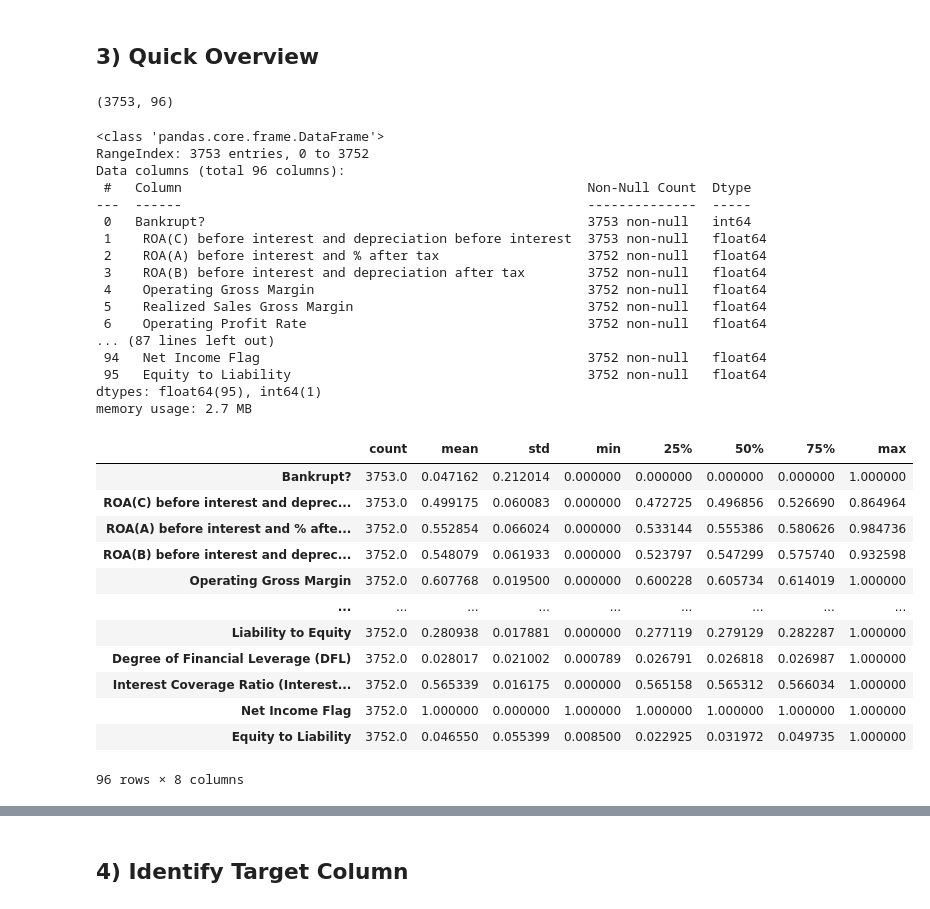
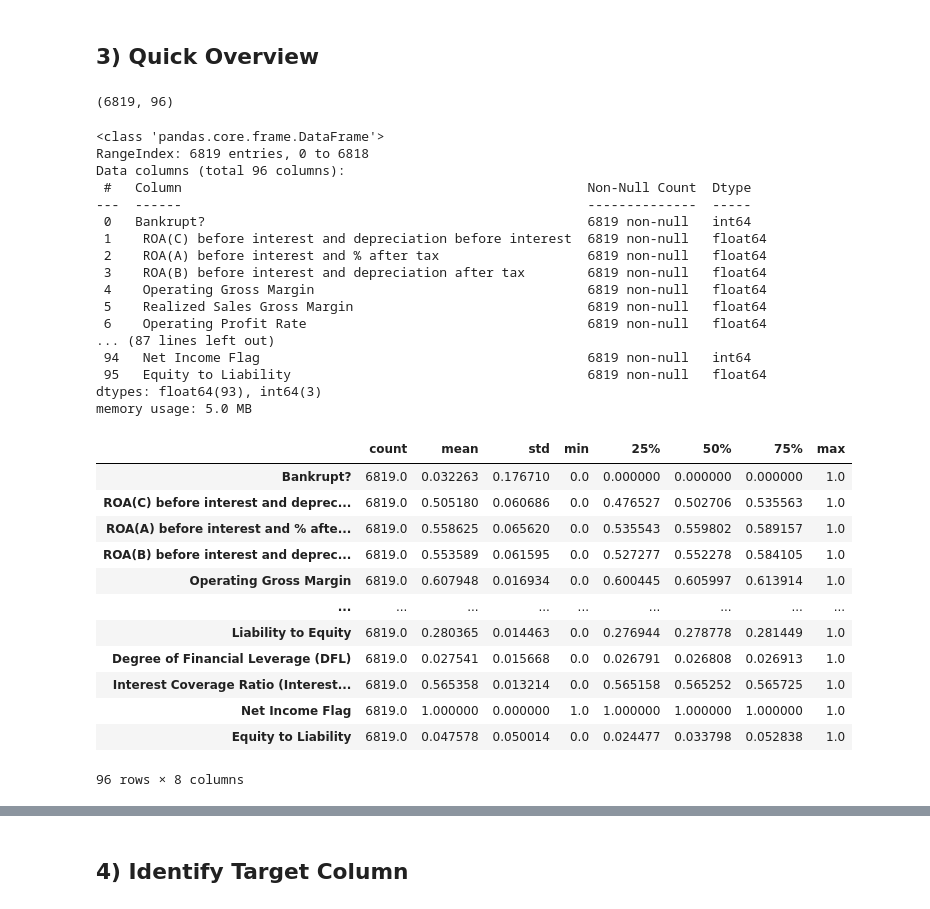
Before and after one commit to kiranmunugoti/Python_DS, a Jupyter notebook: Bankruptcy_EDA_Project_Template.ipynb, the cells around one changed output, grey strips where cells are left out. Saved outputs shown, nothing was run; the diff lists cells and outputs as text; code cells hidden in the pictures.

```diff
--- a/Bankruptcy_EDA_Project_Template.ipynb
+++ b/Bankruptcy_EDA_Project_Template.ipynb
@@ -31,10 +35,8 @@ pd.set_option('display.width', 200)
 # %%
 # Importing the bank data from the CSV file
-# Example: df = pd.read_csv("bankruptcy.csv")
 
-df = pd.read_csv('/content/Dataset.csv')
-
-df.head(10)
+bank = pd.read_csv(r"/content/drive/MyDrive/Jul_2025_GenAI/Bankruptency/Dataset.csv")
+bank.head(10) # Displaying top 10 results of the data
 # %% [output]
 |  | Bankrupt? | ROA(C) before interest and deprec... | ROA(A) before interest and % afte... | ROA(B) before interest and deprec... | Operating Gross Margin | ... |
 | 0 | 1 | 0.370594 | 0.424389 | 0.405750 | 0.601457 | ... |
@@ -51,44 +53,44 @@ df.head(10)
 ## 3) Quick Overview
 # %%
 # Shape: (rows, columns)
-df.shape
+bank.shape
 # %% [output]
-(3753, 96)
+(6819, 96)
 # %%
 # Basic info (dtypes, non-null counts)
-df.info()
+bank.info()
 # %% [output]
 <class 'pandas.core.frame.DataFrame'>
-RangeIndex: 3753 entries, 0 to 3752
+RangeIndex: 6819 entries, 0 to 6818
 Data columns (total 96 columns):
  #   Column                                                    Non-Null Count  Dtype
 ---  ------                                                    --------------  -----
- 0   Bankrupt?                                                 3753 non-null   int64
- 1    ROA(C) before interest and depreciation before interest  3753 non-null   float64
- 2    ROA(A) before interest and % after tax                   3752 non-null   float64
- 3    ROA(B) before interest and depreciation after tax        3752 non-null   float64
- 4    Operating Gross Margin                                   3752 non-null   float64
- 5    Realized Sales Gross Margin                              3752 non-null   float64
- 6    Operating Profit Rate                                    3752 non-null   float64
+ 0   Bankrupt?                                                 6819 non-null   int64
+ 1    ROA(C) before interest and depreciation before interest  6819 non-null   float64
+ 2    ROA(A) before interest and % after tax                   6819 non-null   float64
+ 3    ROA(B) before interest and depreciation after tax        6819 non-null   float64
+ 4    Operating Gross Margin                                   6819 non-null   float64
+ 5    Realized Sales Gross Margin                              6819 non-null   float64
+ 6    Operating Profit Rate                                    6819 non-null   float64
 ... (87 lines left out)
- 94   Net Income Flag                                          3752 non-null   float64
- 95   Equity to Liability                                      3752 non-null   float64
-dtypes: float64(95), int64(1)
-memory usage: 2.7 MB
+ 94   Net Income Flag                                          6819 non-null   int64
+ 95   Equity to Liability                                      6819 non-null   float64
+dtypes: float64(93), int64(3)
+memory usage: 5.0 MB
 # %%
 # Summary stats
-df.describe(include='all').T
+bank.describe(include='all').T
 # %% [output]
 |  | count | mean | std | min | 25% | 50% | 75% | max |
-| Bankrupt? | 3753.0 | 0.047162 | 0.212014 | 0.000000 | 0.000000 | 0.000000 | 0.000000 | 1.000000 |
-| ROA(C) before interest and deprec... | 3753.0 | 0.499175 | 0.060083 | 0.000000 | 0.472725 | 0.496856 | 0.526690 | 0.864964 |
-| ROA(A) before interest and % afte... | 3752.0 | 0.552854 | 0.066024 | 0.000000 | 0.533144 | 0.555386 | 0.580626 | 0.984736 |
-| ROA(B) before interest and deprec... | 3752.0 | 0.548079 | 0.061933 | 0.000000 | 0.523797 | 0.547299 | 0.575740 | 0.932598 |
-| Operating Gross Margin | 3752.0 | 0.607768 | 0.019500 | 0.000000 | 0.600228 | 0.605734 | 0.614019 | 1.000000 |
+| Bankrupt? | 6819.0 | 0.032263 | 0.176710 | 0.0 | 0.000000 | 0.000000 | 0.000000 | 1.0 |
+| ROA(C) before interest and deprec... | 6819.0 | 0.505180 | 0.060686 | 0.0 | 0.476527 | 0.502706 | 0.535563 | 1.0 |
+| ROA(A) before interest and % afte... | 6819.0 | 0.558625 | 0.065620 | 0.0 | 0.535543 | 0.559802 | 0.589157 | 1.0 |
+| ROA(B) before interest and deprec... | 6819.0 | 0.553589 | 0.061595 | 0.0 | 0.527277 | 0.552278 | 0.584105 | 1.0 |
+| Operating Gross Margin | 6819.0 | 0.607948 | 0.016934 | 0.0 | 0.600445 | 0.605997 | 0.613914 | 1.0 |
 | ... | ... | ... | ... | ... | ... | ... | ... | ... |
-| Liability to Equity | 3752.0 | 0.280938 | 0.017881 | 0.000000 | 0.277119 | 0.279129 | 0.282287 | 1.000000 |
-| Degree of Financial Leverage (DFL) | 3752.0 | 0.028017 | 0.021002 | 0.000789 | 0.026791 | 0.026818 | 0.026987 | 1.000000 |
-| Interest Coverage Ratio (Interest... | 3752.0 | 0.565339 | 0.016175 | 0.000000 | 0.565158 | 0.565312 | 0.566034 | 1.000000 |
-| Net Income Flag | 3752.0 | 1.000000 | 0.000000 | 1.000000 | 1.000000 | 1.000000 | 1.000000 | 1.000000 |
-| Equity to Liability | 3752.0 | 0.046550 | 0.055399 | 0.008500 | 0.022925 | 0.031972 | 0.049735 | 1.000000 |
+| Liability to Equity | 6819.0 | 0.280365 | 0.014463 | 0.0 | 0.276944 | 0.278778 | 0.281449 | 1.0 |
+| Degree of Financial Leverage (DFL) | 6819.0 | 0.027541 | 0.015668 | 0.0 | 0.026791 | 0.026808 | 0.026913 | 1.0 |
+| Interest Coverage Ratio (Interest... | 6819.0 | 0.565358 | 0.013214 | 0.0 | 0.565158 | 0.565252 | 0.565725 | 1.0 |
+| Net Income Flag | 6819.0 | 1.000000 | 0.000000 | 1.0 | 1.000000 | 1.000000 | 1.000000 | 1.0 |
+| Equity to Liability | 6819.0 | 0.047578 | 0.050014 | 0.0 | 0.024477 | 0.033798 | 0.052838 | 1.0 |
 96 rows × 8 columns
```
Also changed, not shown: parts of 12 cells of this notebook.
